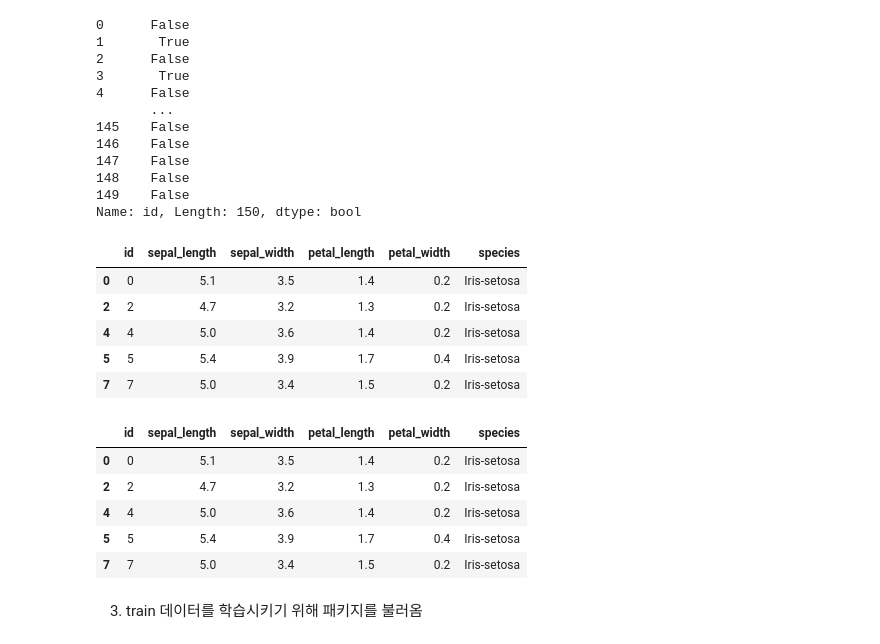
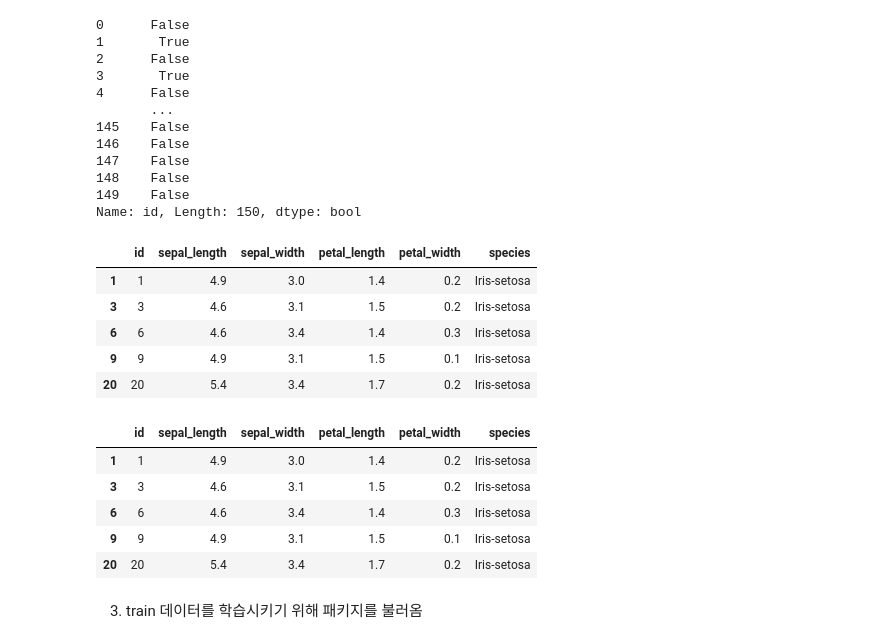
Before and after one commit to Jeong-Bin/Data-Analysis, a Jupyter notebook: 20_머신러닝 예측확률 높이기 with KNN.ipynb, the cells around one changed output. Saved outputs shown, nothing was run; the diff lists cells and outputs as text; code cells hidden in the pictures.

```diff
--- a/20_머신러닝 예측확률 높이기 with KNN.ipynb
+++ b/20_머신러닝 예측확률 높이기 with KNN.ipynb
@@ -100,26 +100,26 @@ train.head()
 149    False
 Name: id, Length: 150, dtype: bool
 # %%
-test = iris.loc[iris['id'].isin(train['id'])]
+test = iris.loc[~iris['id'].isin(train['id'])]
 test.head()
 # %% [output]
 |  | id | sepal_length | sepal_width | petal_length | petal_width | species |
-| 0 | 0 | 5.1 | 3.5 | 1.4 | 0.2 | Iris-setosa |
-| 2 | 2 | 4.7 | 3.2 | 1.3 | 0.2 | Iris-setosa |
-| 4 | 4 | 5.0 | 3.6 | 1.4 | 0.2 | Iris-setosa |
-| 5 | 5 | 5.4 | 3.9 | 1.7 | 0.4 | Iris-setosa |
-| 7 | 7 | 5.0 | 3.4 | 1.5 | 0.2 | Iris-setosa |
+| 1 | 1 | 4.9 | 3.0 | 1.4 | 0.2 | Iris-setosa |
+| 3 | 3 | 4.6 | 3.1 | 1.5 | 0.2 | Iris-setosa |
+| 6 | 6 | 4.6 | 3.4 | 1.4 | 0.3 | Iris-setosa |
+| 9 | 9 | 4.9 | 3.1 | 1.5 | 0.1 | Iris-setosa |
+| 20 | 20 | 5.4 | 3.4 | 1.7 | 0.2 | Iris-setosa |
 # %%
 # index가 또 뒤죽박죽 돼서 다시 reset
 test.reset_index().drop(['index'], axis=1)
 test.head()
 # %% [output]
 |  | id | sepal_length | sepal_width | petal_length | petal_width | species |
-| 0 | 0 | 5.1 | 3.5 | 1.4 | 0.2 | Iris-setosa |
-| 2 | 2 | 4.7 | 3.2 | 1.3 | 0.2 | Iris-setosa |
-| 4 | 4 | 5.0 | 3.6 | 1.4 | 0.2 | Iris-setosa |
-| 5 | 5 | 5.4 | 3.9 | 1.7 | 0.4 | Iris-setosa |
-| 7 | 7 | 5.0 | 3.4 | 1.5 | 0.2 | Iris-setosa |
+| 1 | 1 | 4.9 | 3.0 | 1.4 | 0.2 | Iris-setosa |
+| 3 | 3 | 4.6 | 3.1 | 1.5 | 0.2 | Iris-setosa |
+| 6 | 6 | 4.6 | 3.4 | 1.4 | 0.3 | Iris-setosa |
+| 9 | 9 | 4.9 | 3.1 | 1.5 | 0.1 | Iris-setosa |
+| 20 | 20 | 5.4 | 3.4 | 1.7 | 0.2 | Iris-setosa |
 # %% [markdown]
 3) train 데이터를 학습시키기 위해 패키지를 불러옴
 # %%
```
Also changed, not shown: parts of 9 cells of this notebook.
